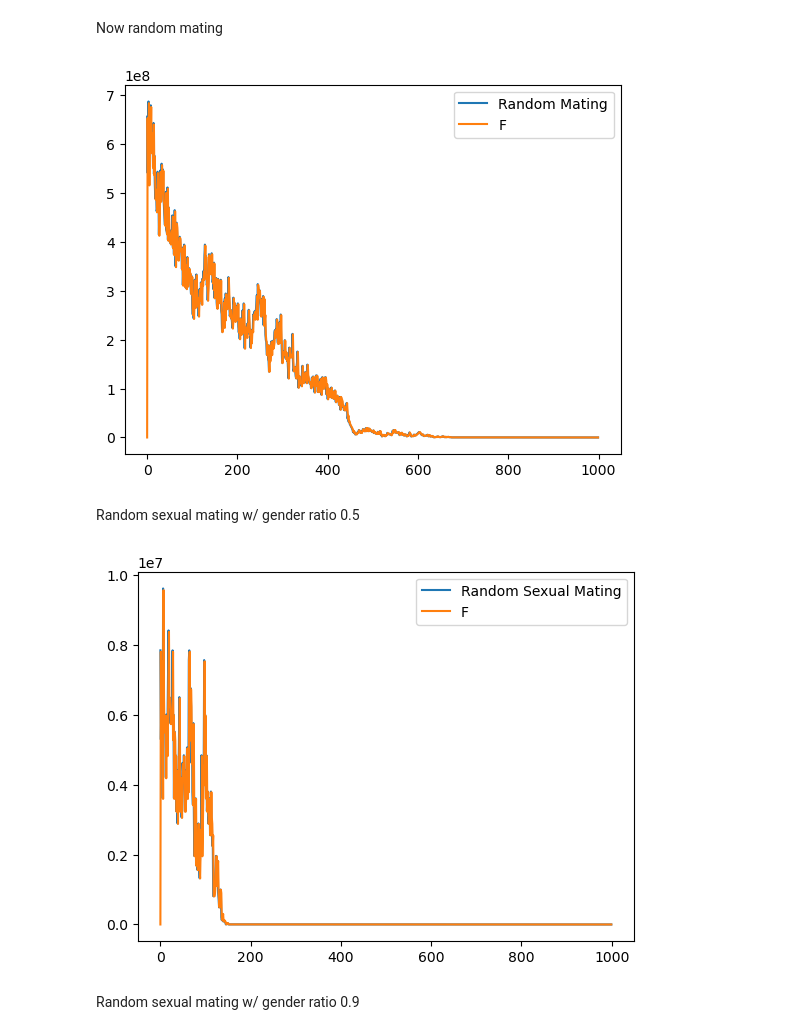
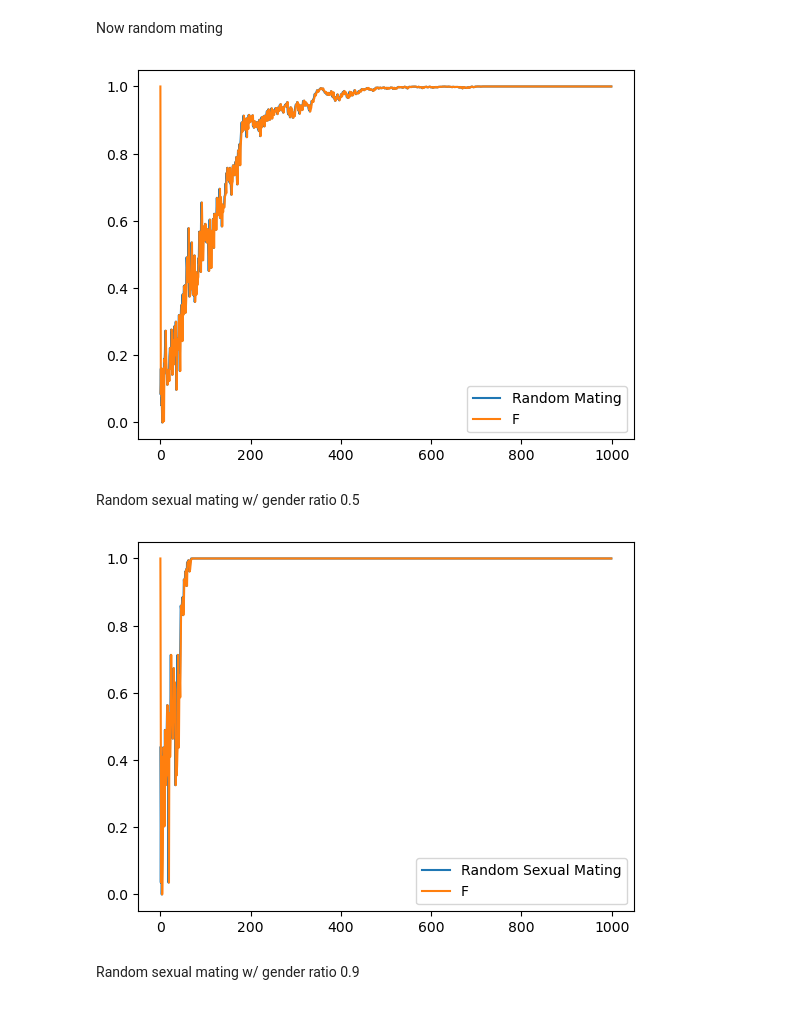
Before and after one commit to roboticapples14/computational_ecology, a Jupyter notebook: Genetics.ipynb, the cells around one changed output. Drawn from its saved outputs; the diff is of its cells as text; code cells hidden in the pictures.

```diff
--- a/Genetics.ipynb
+++ b/Genetics.ipynb
@@ -203,7 +203,7 @@ class Population(object):
                 obs_homo += (allele_counts[allele] / 2*N)**2
 
         exp_het = 1-obs_homo
-        return exp_het
+        return (obs_homo) * -1
 
     '''
     p = frequency of allele A
@@ -238,6 +238,12 @@ class Population(object):
         # return 1/(2*N) + f_ls[-1] * (1-1/2*N) if len(f_ls) >= 1 else 0
 # %% [markdown]
 Now random mating
+# %%
+import numpy as np
+def normalize(arr):
+    x = np.array(arr)
+    x_norm = (x-np.min(x))/(np.max(x)-np.min(x))
+    return list(x_norm)
 # %%
 # Random Mating
 
@@ -247,34 +253,37 @@ pop = Population(init_pop)
 random_mating_f_ls = []
 random_mating_f_exp = []
 gene_frequencies = []
 
 # 1000 generations
 for j in range(1000):
     # print(f'Generation {j}')
     # i = pop.random_mating()
     # pop.add(i)
     pop = pop.get_generation(Population.random_mating)
     gene_frequencies.append(pop.get_gene_frequencies())
 
     # print(f'pop.gene_frequencies[-1]: {pop.gene_frequencies[-1]}')
     # F = pop.calculate_true_F(gene_frequencies)
 
     F = pop.calculate_F_heterozygote()
     f_exp = pop.get_estimated_fst(random_mating_f_ls)
     random_mating_f_exp.append(f_exp)
 
     # print(f'F: {F}')
     # print(pop.gene_frequencies)
     random_mating_f_ls.append(F)
 
     # print(pop)
 
+random_mating_f_ls = normalize(random_mating_f_ls)
+random_mating_f_exp = normalize(random_mating_f_exp)
+
 plt.plot(random_mating_f_ls, label='Random Mating')
 plt.plot(random_mating_f_exp, label='F')
 plt.legend()
 plt.show()
 # %% [output]
-[figure, old version]
+[figure, new version]
 # %% [markdown]
 Random sexual mating w/ gender ratio 0.5
 # %%
@@ -283,7 +292,6 @@ Random sexual mating w/ gender ratio 0.5
 pop_size = 100
 init_pop = [Individual.create_random() for _ in range(pop_size)]
 pop = Population(init_pop)
-random_mating_f_ls = []
 gene_frequencies = []
 random_sexual_mating_f_ls = []
 random_sexual_mating_true_f = []
@@ -304,12 +312,15 @@ for j in range(1000):
 
     # print(pop)
 
+random_sexual_mating_f_ls = normalize(random_sexual_mating_f_ls)
+random_sexual_mating_true_f = normalize(random_sexual_mating_true_f)
+
 plt.plot(random_sexual_mating_f_ls, label='Random Sexual Mating')
 plt.plot(random_sexual_mating_true_f, label='F')
 plt.legend()
 plt.show()
 # %% [output]
-[figure, old version]
+[figure, new version]
 # %% [markdown]
 Random sexual mating w/ gender ratio 0.9
 # %% [markdown]
```
Also changed, not shown: parts of 3 cells of this notebook.
